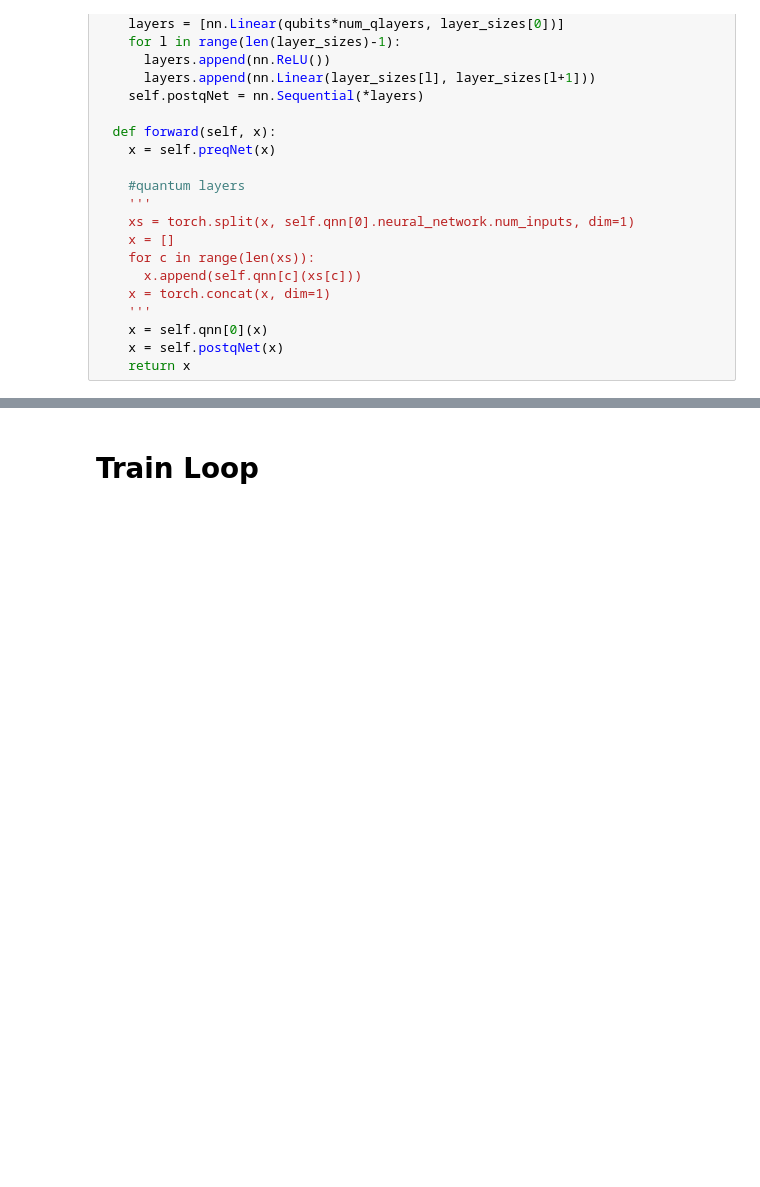
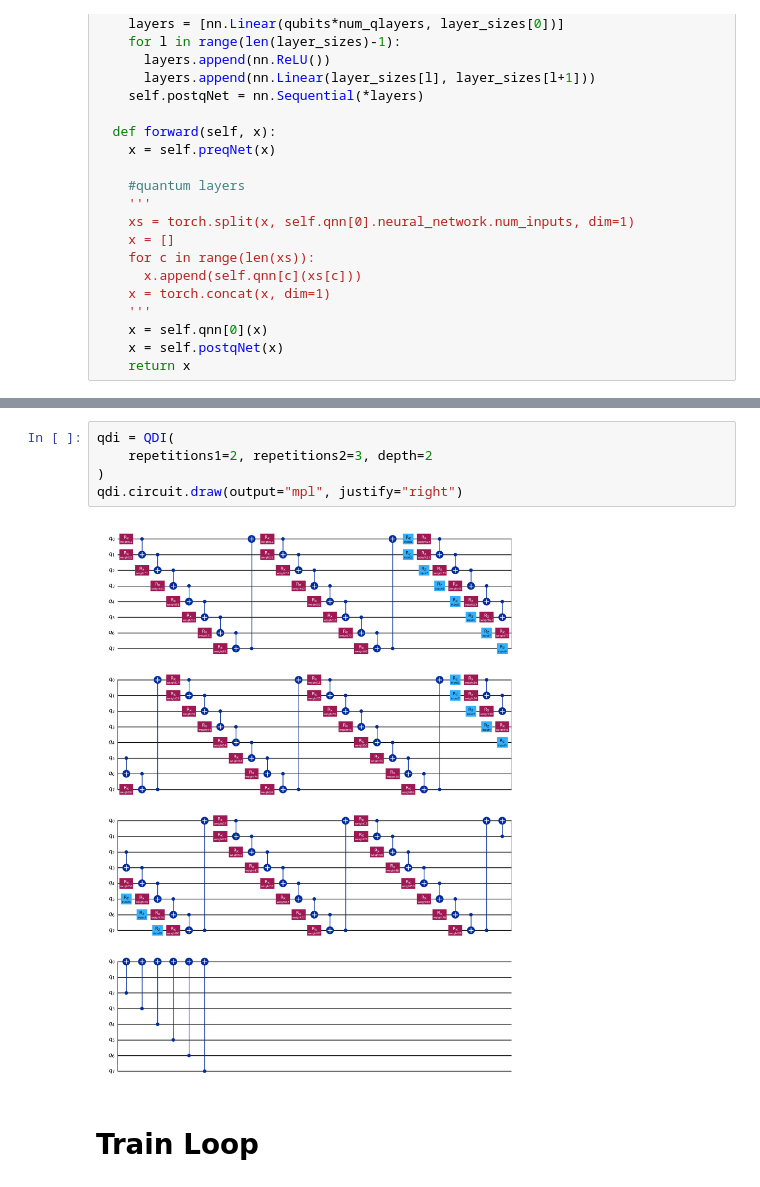
Before and after one commit to TimStep/QManifold, a Jupyter notebook: QManifold.ipynb, the cells around one changed output, grey strips where cells are left out. Cells and saved outputs as stored; diff of their text form; blank space fills up the shorter version.

Commit message:
Implement QDI quantum circuit

```diff
--- a/QManifold.ipynb
+++ b/QManifold.ipynb
@@ -183,3 +262,10 @@ class HPQN(nn.Module):
+# %%
+qdi = QDI(
+    repetitions1=2, repetitions2=3, depth=2
+)
+qdi.circuit.draw(output="mpl", justify="right")
+# %% [output]
+[figure, added]
 # %% [markdown]
 # Train Loop
 # %%
```
Also changed, not shown: parts of 3 cells of this notebook.
